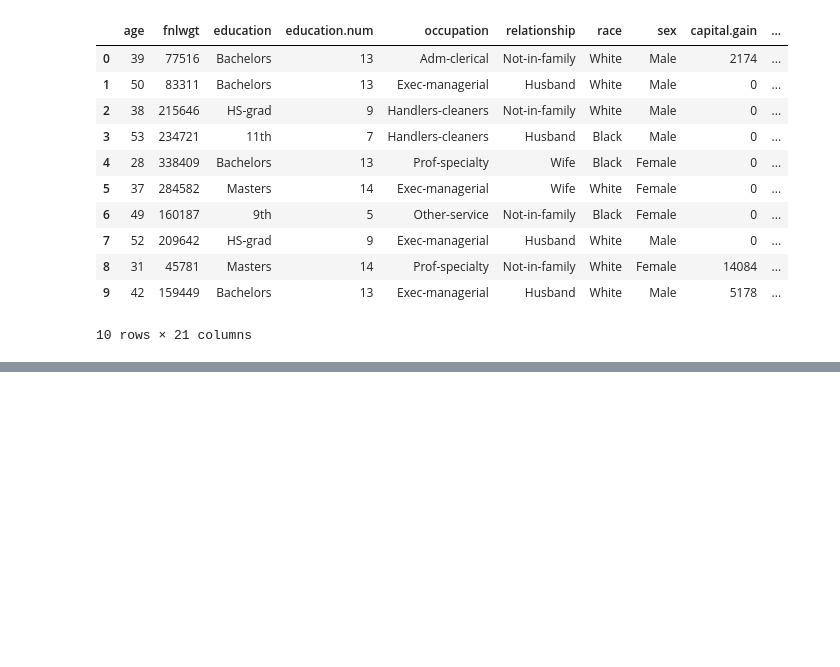
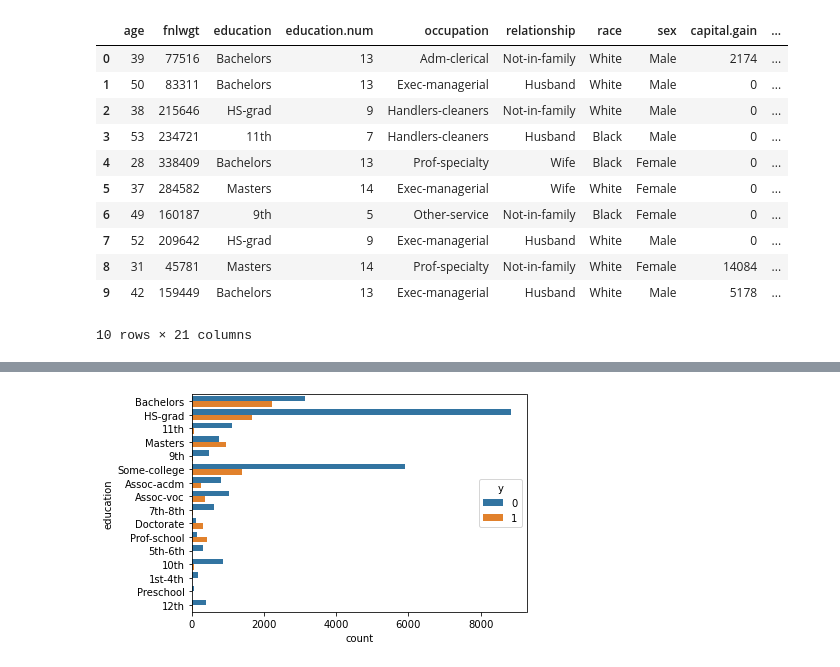
Before and after one commit to debhere/Practice, a Jupyter notebook: Income Prediction/Income Prediction - Census Data.ipynb, the cells around one changed output, grey strips where cells are left out. Saved outputs shown, nothing was run; the diff lists cells and outputs as text; code cells hidden in the pictures; blank space fills up the shorter version.

```diff
--- a/Income Prediction/Income Prediction - Census Data.ipynb
+++ b/Income Prediction/Income Prediction - Census Data.ipynb
@@ -340,0 +355,3 @@ Name: occupation, dtype: int64
+# %%
+rel_dum = pd.get_dummies(prefix='relationship', columns=['relationship'], data=occ_dum, drop_first=True)
+rel_dum.head(5)
@@ -340,0 +366,6 @@ Name: occupation, dtype: int64
+# %%
+#Education
+
+sns.countplot(y='education', data=rel_dum, hue='y');
+# %% [output]
+[figure, added]
```
Also changed, not shown: parts of 43 cells of this notebook.
